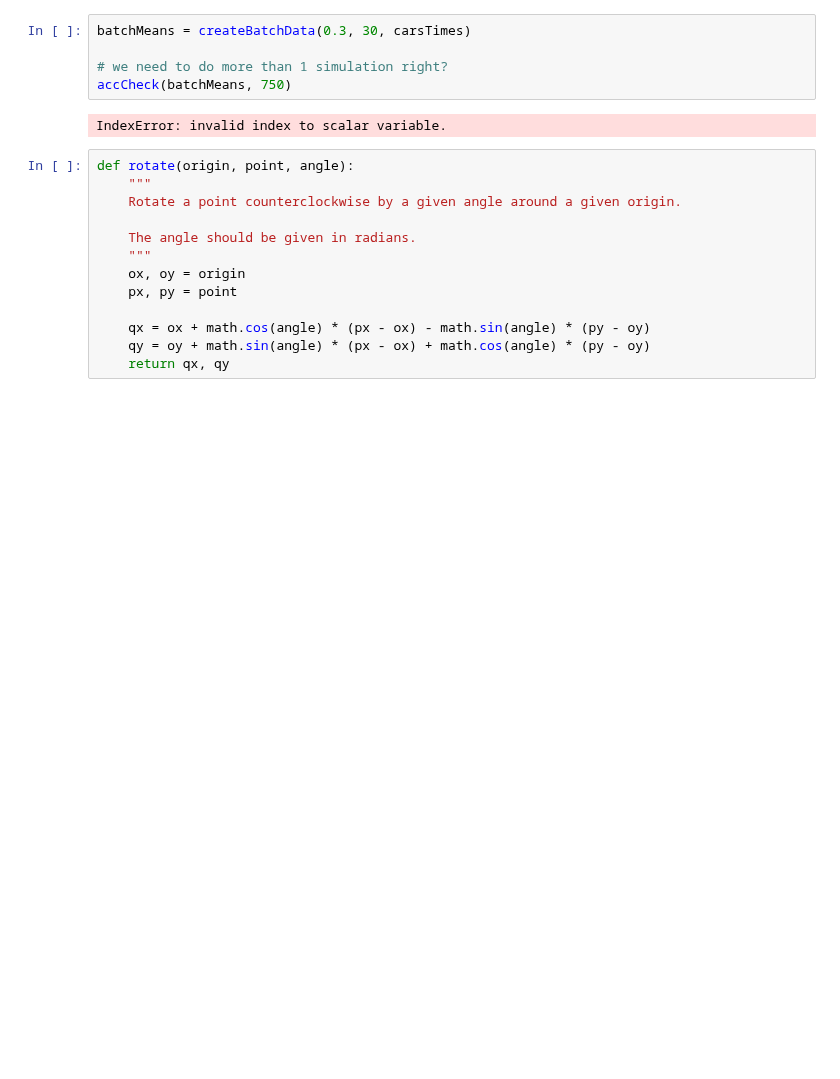
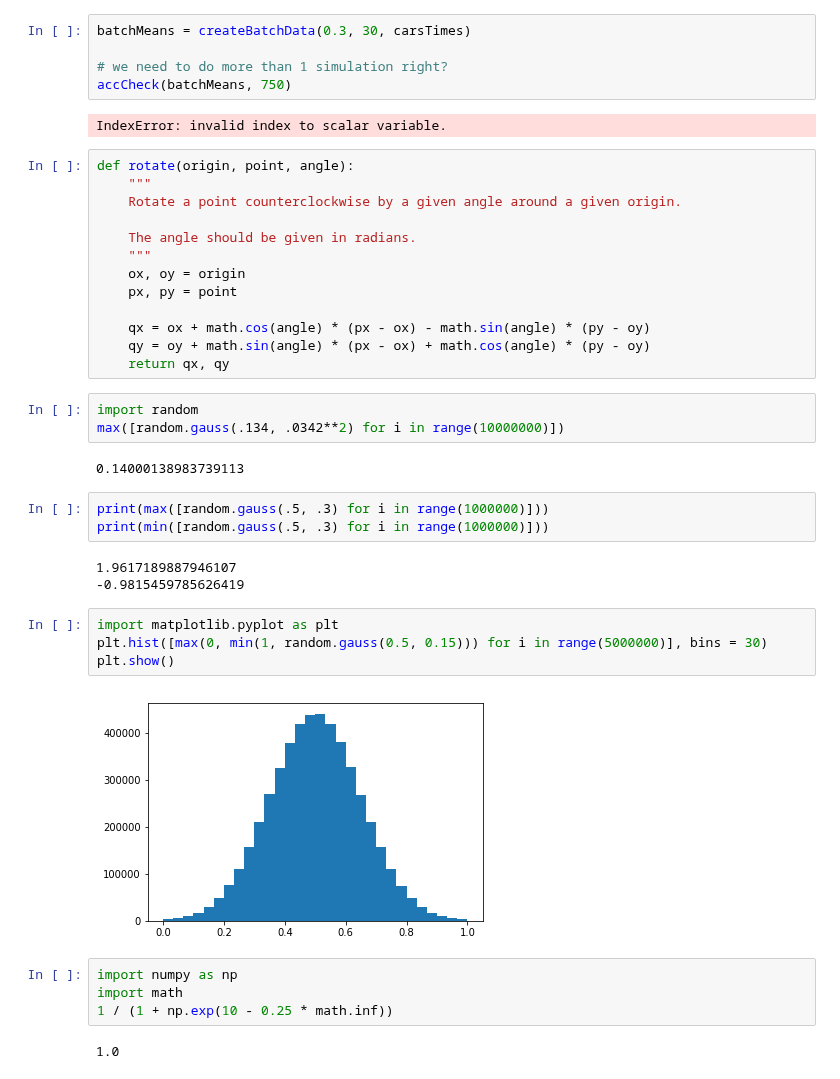
Before and after one commit to 11027649/ABM_project, a Jupyter notebook: dataAnalysis.ipynb, the cells around one changed output. Drawn from its saved outputs; the diff is of its cells as text; blank space fills up the shorter version.

```diff
--- a/dataAnalysis.ipynb
+++ b/dataAnalysis.ipynb
@@ -131,3 +131,26 @@ def rotate(origin, point, angle):
     qx = ox + math.cos(angle) * (px - ox) - math.sin(angle) * (py - oy)
     qy = oy + math.sin(angle) * (px - ox) + math.cos(angle) * (py - oy)
     return qx, qy
+# %%
+import random
+max([random.gauss(.134, .0342**2) for i in range(10000000)])
+# %% [output]
+0.14000138983739113
+# %%
+print(max([random.gauss(.5, .3) for i in range(1000000)]))
+print(min([random.gauss(.5, .3) for i in range(1000000)]))
+# %% [output]
+1.9617189887946107
+-0.9815459785626419
+# %%
+import matplotlib.pyplot as plt
+plt.hist([max(0, min(1, random.gauss(0.5, 0.15))) for i in range(5000000)], bins = 30)
+plt.show()
+# %% [output]
+[figure, added]
+# %%
+import numpy as np
+import math
+1 / (1 + np.exp(10 - 0.25 * math.inf))
+# %% [output]
+1.0
```
Also changed, not shown: parts of 4 cells of this notebook, 3 other files.
